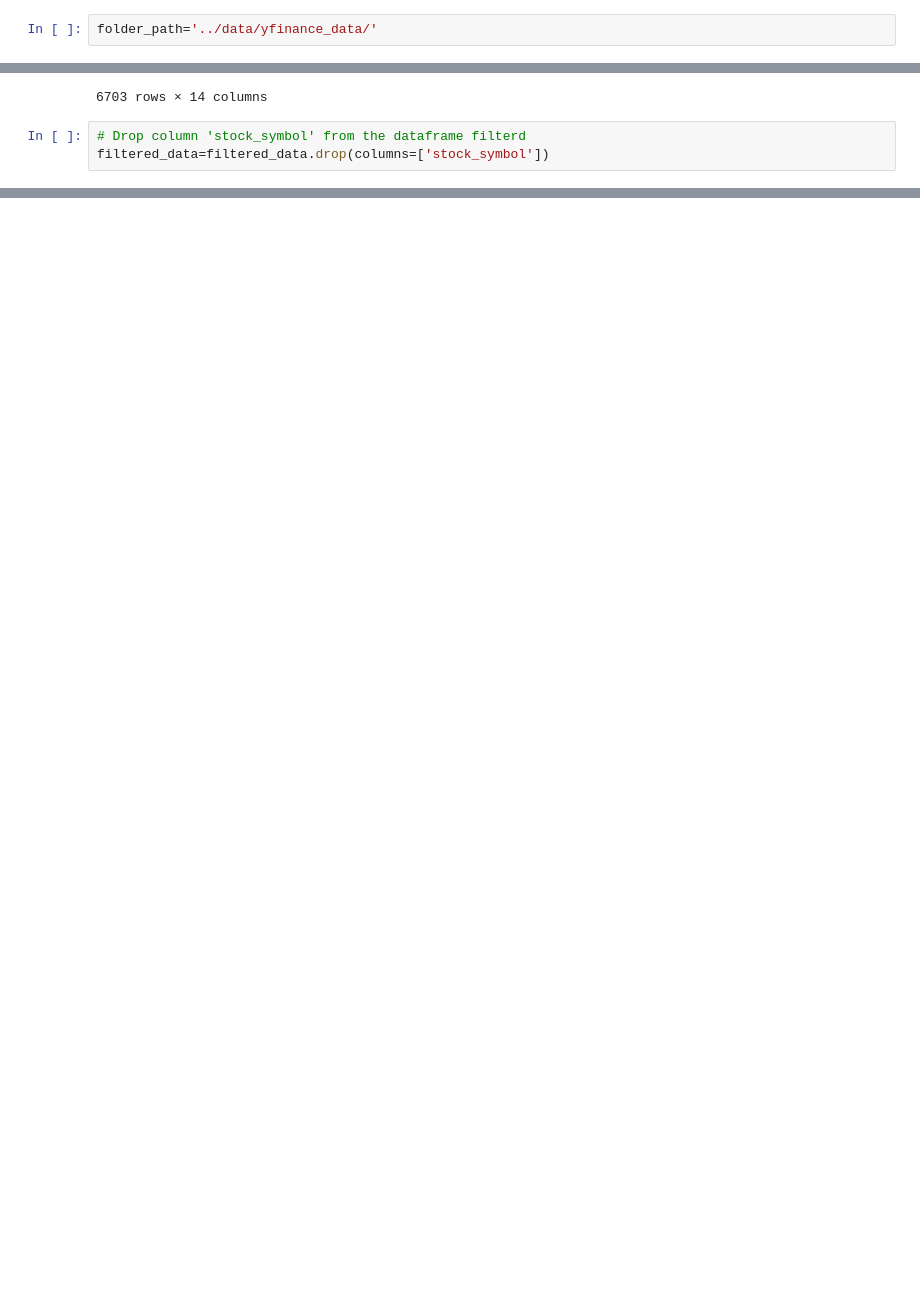
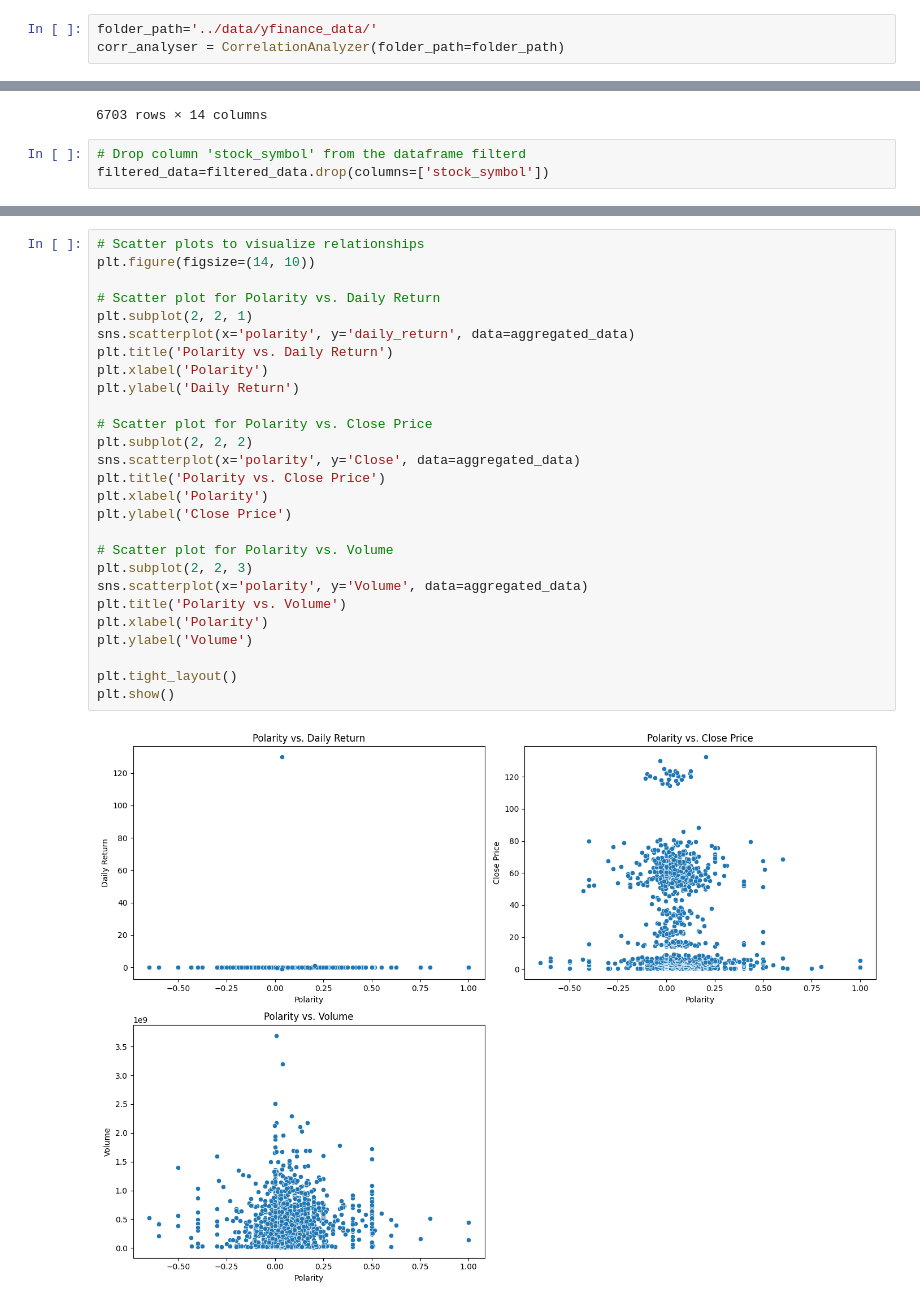
Before and after one commit to getahunTiruneh/Nova-Financial-Solutions, a Jupyter notebook: notebooks/correlation_analysis.ipynb, the cells around one changed output, grey strips where cells are left out. Saved outputs shown, nothing was run; the diff lists cells and outputs as text; blank space fills up the shorter version.

```diff
--- a/notebooks/correlation_analysis.ipynb
+++ b/notebooks/correlation_analysis.ipynb
@@ -18,2 +22,3 @@ from scripts.correlations import CorrelationAnalyzer
 # %%
 folder_path='../data/yfinance_data/'
+corr_analyser = CorrelationAnalyzer(folder_path=folder_path)
@@ -213,0 +238,29 @@ filtered_data
+# %%
+# Scatter plots to visualize relationships
+plt.figure(figsize=(14, 10))
+
+# Scatter plot for Polarity vs. Daily Return
+plt.subplot(2, 2, 1)
+sns.scatterplot(x='polarity', y='daily_return', data=aggregated_data)
+plt.title('Polarity vs. Daily Return')
+plt.xlabel('Polarity')
+plt.ylabel('Daily Return')
+
+# Scatter plot for Polarity vs. Close Price
+plt.subplot(2, 2, 2)
+sns.scatterplot(x='polarity', y='Close', data=aggregated_data)
+plt.title('Polarity vs. Close Price')
+plt.xlabel('Polarity')
+plt.ylabel('Close Price')
+
+# Scatter plot for Polarity vs. Volume
+plt.subplot(2, 2, 3)
+sns.scatterplot(x='polarity', y='Volume', data=aggregated_data)
+plt.title('Polarity vs. Volume')
+plt.xlabel('Polarity')
+plt.ylabel('Volume')
+
+plt.tight_layout()
+plt.show()
+# %% [output]
+[figure, added]
```
Also changed, not shown: parts of 24 cells of this notebook.
